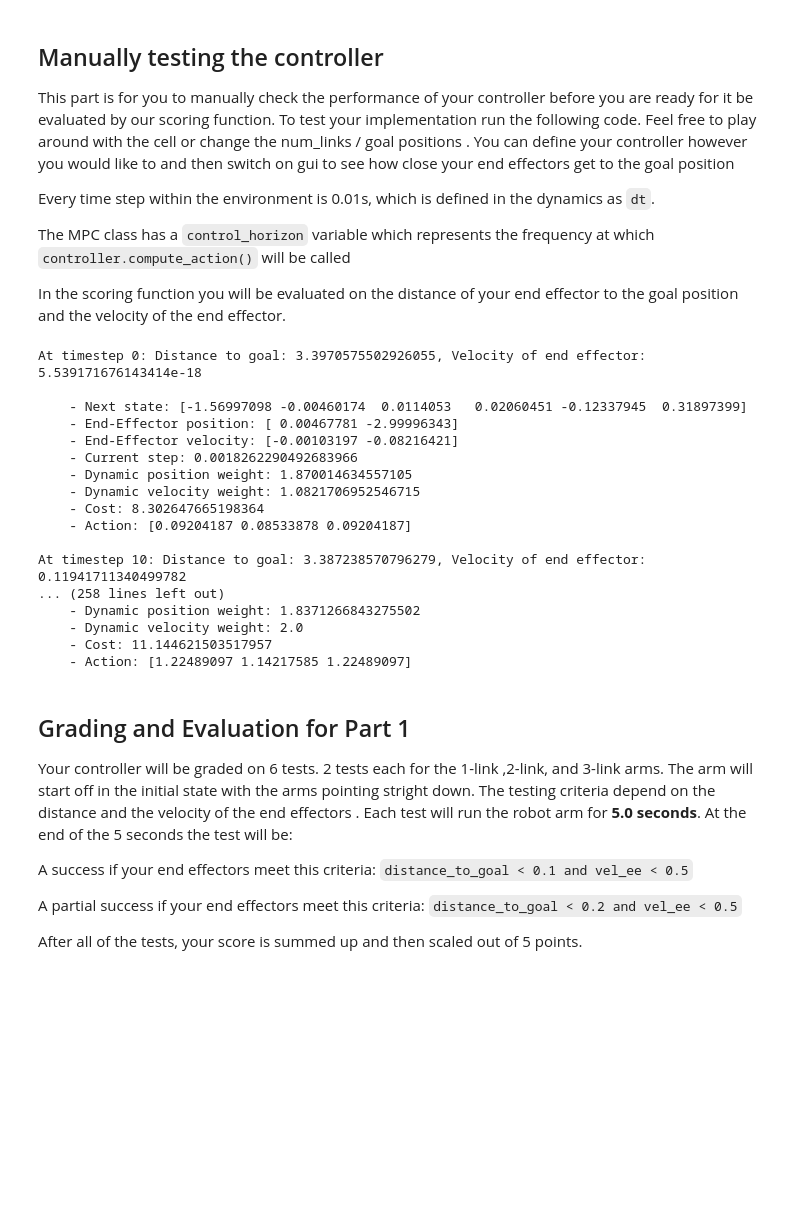
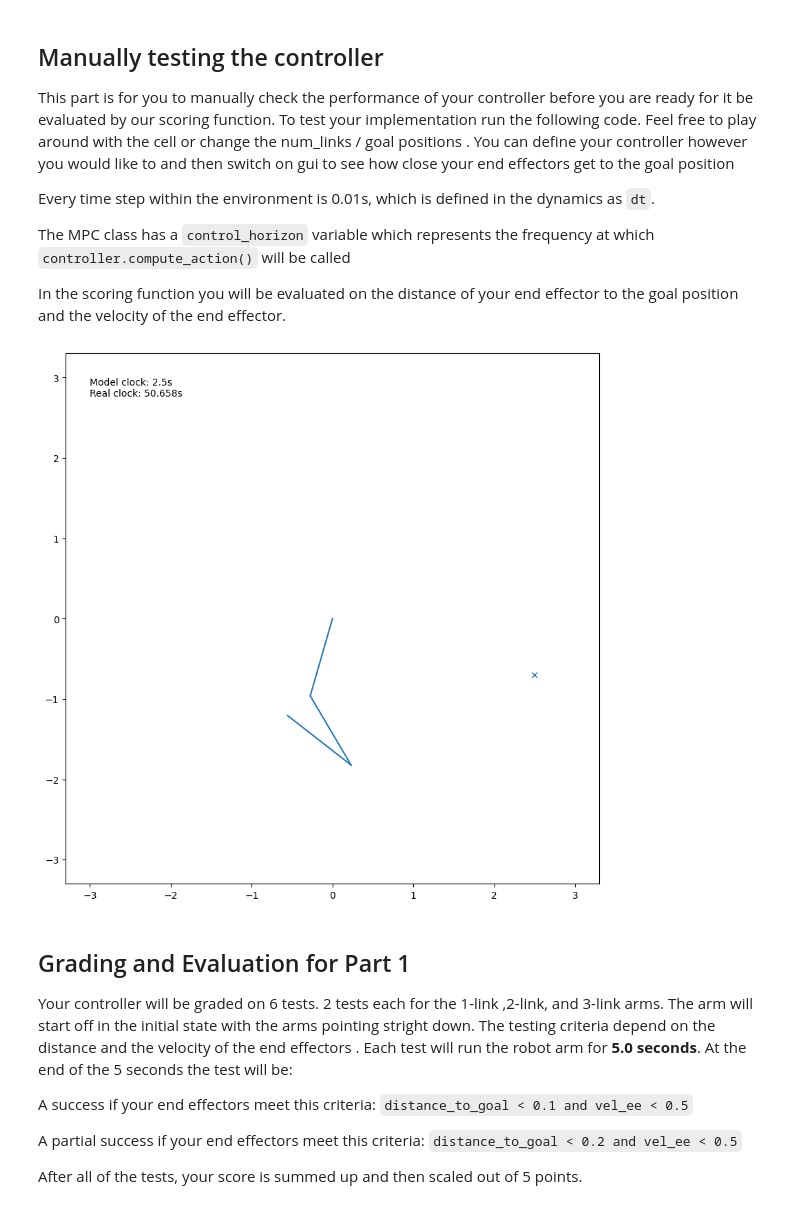
Before and after one commit to nprimavera/MPC, a Jupyter notebook: Project3_V11.ipynb, the cells around one changed output. Saved outputs shown, nothing was run; the diff lists cells and outputs as text; code cells hidden in the pictures; blank space fills up the shorter version.

```diff
--- a/Project3_V11.ipynb
+++ b/Project3_V11.ipynb
@@ -484,7 +484,7 @@ arm = Robot(dynamics_teacher)
 arm.reset()
 
 #gui = True
-gui = False
+gui = True
 
 if gui:
   renderer = Renderer()
@@ -506,50 +506,34 @@ arm.goal = goal
 
 dt = 0.01
 time_limit = 2.5
 #time_limit = 5.0
 num_steps = round(time_limit/dt)
 
 # Initial action (start with zeros)
 action = np.zeros((arm.dynamics.get_action_dim(), 1))
 
 # Control loop
 for s in range(num_steps):
   t = time.time()
   arm.advance()
 
   if gui:
     renderer.plot([(arm, "tab:blue")])
   time.sleep(max(0, dt - (time.time() - t)))
 
   if s % controller.control_horizon==0:
     state = arm.get_state()
 
     # Measuring distance and velocity of end effector
     pos_ee = dynamics_teacher.compute_fk(state)
     dist = np.linalg.norm(goal-pos_ee)
     vel_ee = np.linalg.norm(arm.dynamics.compute_vel_ee(state))
     print(f'At timestep {s}: Distance to goal: {dist}, Velocity of end effector: {vel_ee}')
 
     action = controller.compute_action(arm.dynamics, state, goal, action)
     arm.set_action(action)
 # %% [output]
-At timestep 0: Distance to goal: 3.3970575502926055, Velocity of end effector: 5.539171676143414e-18
-
-    - Next state: [-1.56997098 -0.00460174  0.0114053   0.02060451 -0.12337945  0.31897399]
-    - End-Effector position: [ 0.00467781 -2.99996343]
-    - End-Effector velocity: [-0.00103197 -0.08216421]
-    - Current step: 0.0018262290492683966
-    - Dynamic position weight: 1.870014634557105
-    - Dynamic velocity weight: 1.0821706952546715
-    - Cost: 8.302647665198364
-    - Action: [0.09204187 0.08533878 0.09204187]
-
-At timestep 10: Distance to goal: 3.387238570796279, Velocity of end effector: 0.11941711340499782
-... (258 lines left out)
-    - Dynamic position weight: 1.8371266843275502
-    - Dynamic velocity weight: 2.0
-    - Cost: 11.144621503517957
-    - Action: [1.22489097 1.14217585 1.22489097]
+[figure, added]
 # %% [markdown]
 ## Grading and Evaluation for Part 1
 Your controller will be graded on 6 tests. 2 tests each for the 1-link ,2-link, and 3-link arms. The arm will start off in the initial state with the arms pointing stright down. The testing criteria depend on the distance and the velocity of the end effectors . Each test will run the robot arm for **5.0 seconds**. At the end of the 5 seconds the test will be:
```
Also changed, not shown: parts of 10 cells of this notebook.
